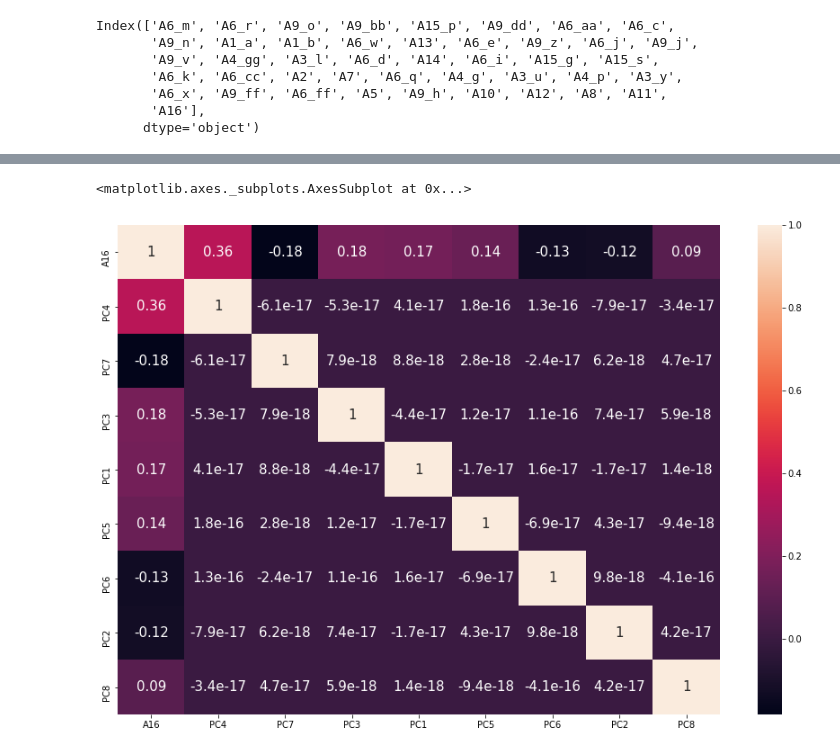
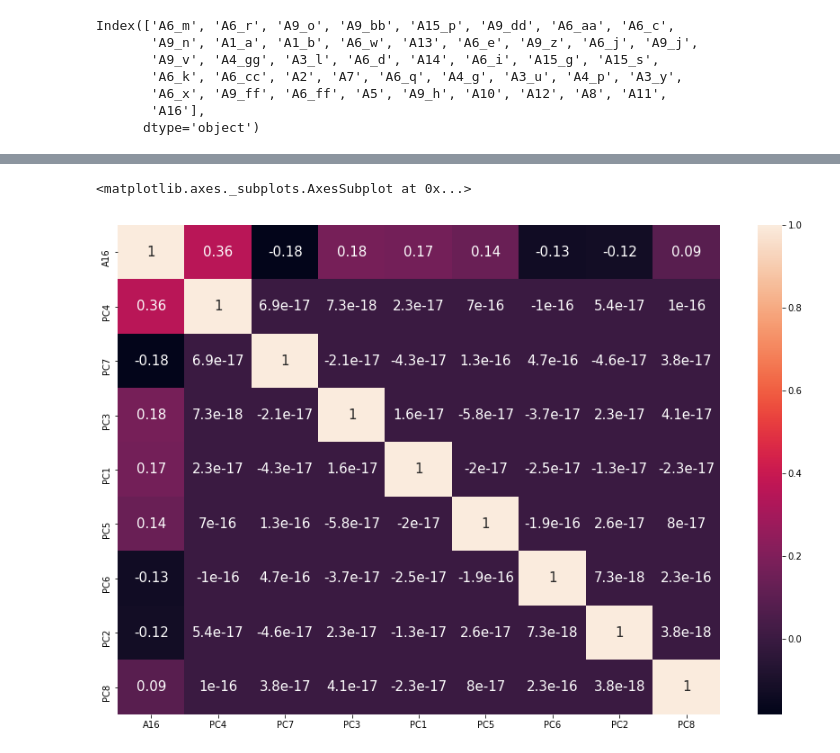
Before and after one commit to ImeshEkanayake/Credit-approval-Prediction, a Jupyter notebook: PreProcessing .ipynb, the cells around one changed output, grey strips where cells are left out. Cells and saved outputs as stored; diff of their text form; code cells hidden in the pictures.

```diff
--- a/PreProcessing .ipynb
+++ b/PreProcessing .ipynb
@@ -214,19 +239,22 @@ print(sum(cls))
 # %%
+#=====================================================================================
+#                           Visualize PCA Correlation
+#=====================================================================================
 from pandas import DataFrame
 import seaborn as sn
 
 corrMatrix = principalDf.corr()
 cls=(abs(corrMatrix['A16']))
 p=cls.sort_values(ascending=False)
 
 t=p.index
 
-df = DataFrame(Std_Data_Train[t],columns=t)
+df = DataFrame(principalDf[t],columns=t)
 
 fig, ax = plt.subplots(figsize=(15,10),sharex=True, sharey=True)
 corrMatrix = df.corr()
 
 sn.heatmap(corrMatrix, annot=True,annot_kws={"size": 15},ax=ax)
 # %% [output]
 <matplotlib.axes._subplots.AxesSubplot at 0x...>
-[figure, old version]
+[figure, new version]
```
Also changed, not shown: parts of 3 cells of this notebook.
